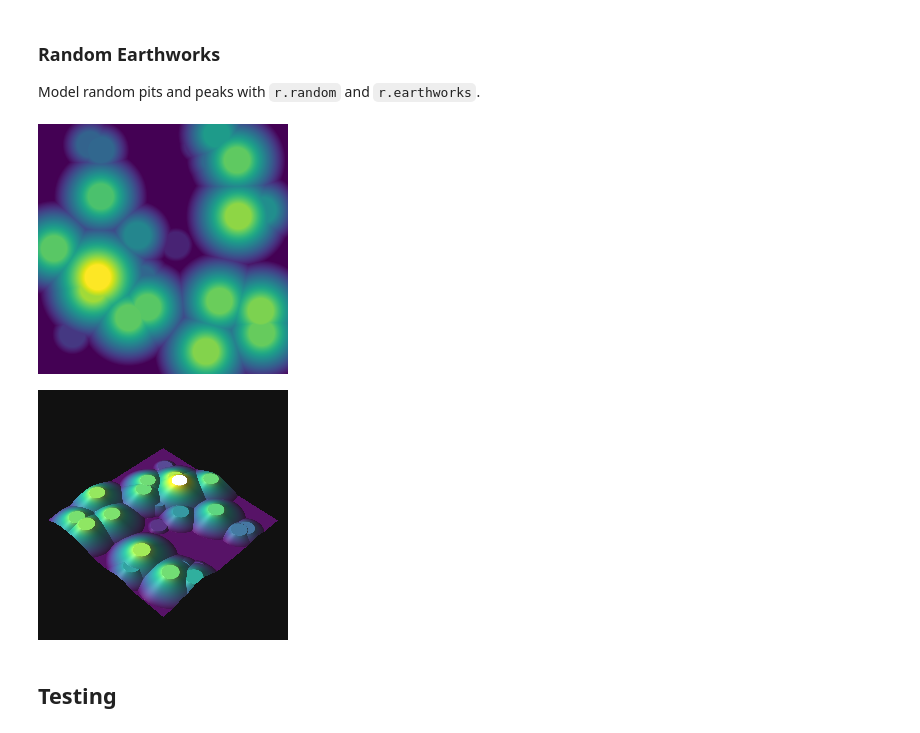
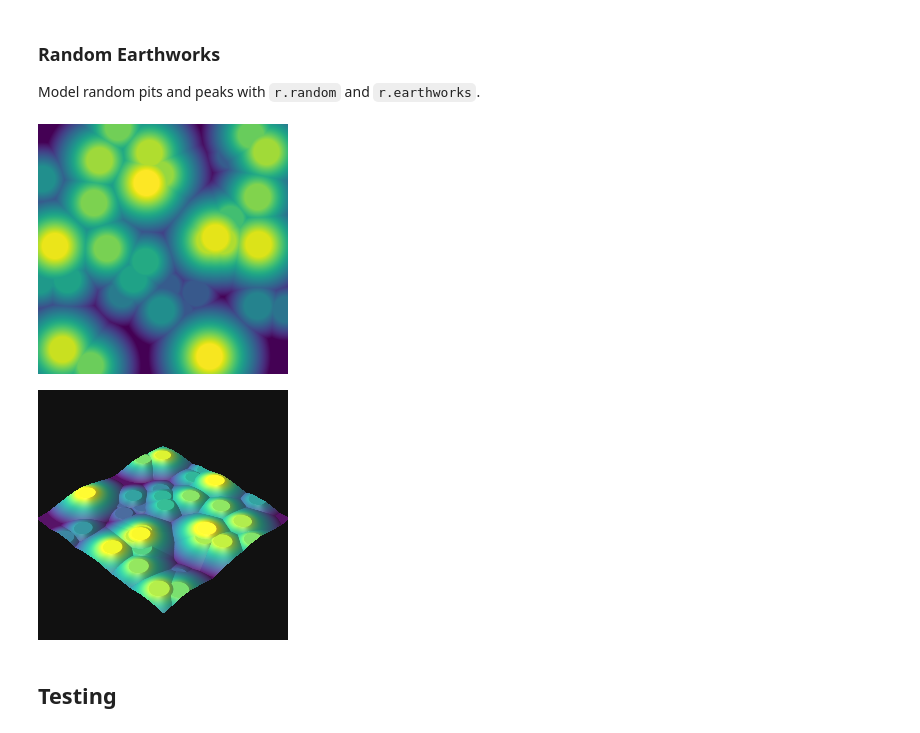
Before and after one commit to baharmon/r.earthworks, a Jupyter notebook: r_earthworks.ipynb, the cells around one changed output. Cells and saved outputs as stored; diff of their text form; code cells hidden in the pictures.

```diff
--- a/r_earthworks.ipynb
+++ b/r_earthworks.ipynb
@@ -41,7 +41,7 @@ gs.run_command(
 Set the computational region and generate a flat terrain with map algebra.
 # %%
 # set region
-gs.run_command('g.region', n=1000, e=1000, s=0, w=0, res=1)
+gs.run_command('g.region', n=500, e=500, s=0, w=0, res=1)
 
 # generate elevation
 gs.mapcalc('elevation = 0')
@@ -55,8 +55,8 @@ gs.run_command(
     elevation='elevation',
     earthworks='peak',
     operation='fill',
-    coordinates=[500,500],
-    z=100,
+    coordinates=[250,250],
+    z=50,
     flat=50,
     rate=0.5
 )
@@ -84,14 +84,15 @@ gs.run_command(
     elevation='elevation',
     earthworks='pit',
     operation='cut',
-    coordinates=[500,500],
-    z=-100,
+    coordinates=[250,250],
+    z=-50,
     flat=50,
     rate=0.5
 )
 
 # visualize
 m = gj.Map(width=250)
-m.d_rast(map="pit")
+m.d_rast(map='pit')
+m.d_legend(raster='pit')
 m.show()
 # %% [output]
@@ -113,8 +114,8 @@ gs.run_command(
     elevation='elevation',
     earthworks='pit_and_peak',
     operation='cutfill',
-    coordinates=[300,300,700,700],
-    z=[-100,100],
+    coordinates=[180,180,320,320],
+    z=[-50,50],
     flat=50,
     rate=0.5
 )
@@ -138,44 +139,44 @@ Model random pits and peaks with `r.random` and `r.earthworks`.
 # %%
 # generate random points
 gs.run_command(
     'r.surf.random',
     out='surface',
     min=0,
-    max=100
+    max=25
 )
 gs.run_command(
     'r.random',
     input='elevation',
-    npoints=25,
+    npoints=50,
     cover='surface',
     raster='random',
     flags='s'
 )
 
 # model earthworks
 gs.run_command(
     'r.earthworks',
     elevation='elevation',
     earthworks='random_earthworks',
     operation='fill',
     raster='random',
-    rate=0.5,
-    flat=50,
+    rate=0.25,
+    flat=25,
 )
 
 # visualize
 m = gj.Map(width=250)
 m.d_rast(map="random_earthworks")
 m.show()
 # %% [output]
-[figure, old version]
+[figure, new version]
 # %%
 # visualize in 3D
 map3d = gj.Map3D(width=250, height=250)
-map3d.render(elevation_map="random_earthworks", height=2500, zexag=1, perspective=25, bgcolor=[17, 17, 17])
+map3d.render(elevation_map="random_earthworks", height=1000, zexag=1, perspective=25, bgcolor=[17, 17, 17])
 map3d.show()
 # %% [output]
-[figure, old version]
+[figure, new version]
 # %% [markdown]
 ## Testing
 # %%
```
Also changed, not shown: parts of 6 cells of this notebook, 11 other files.
